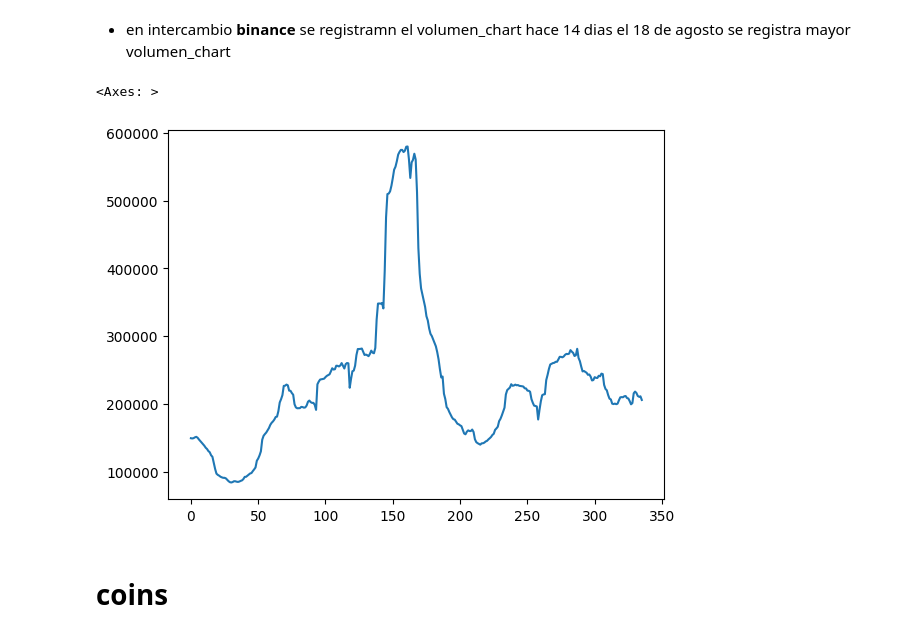
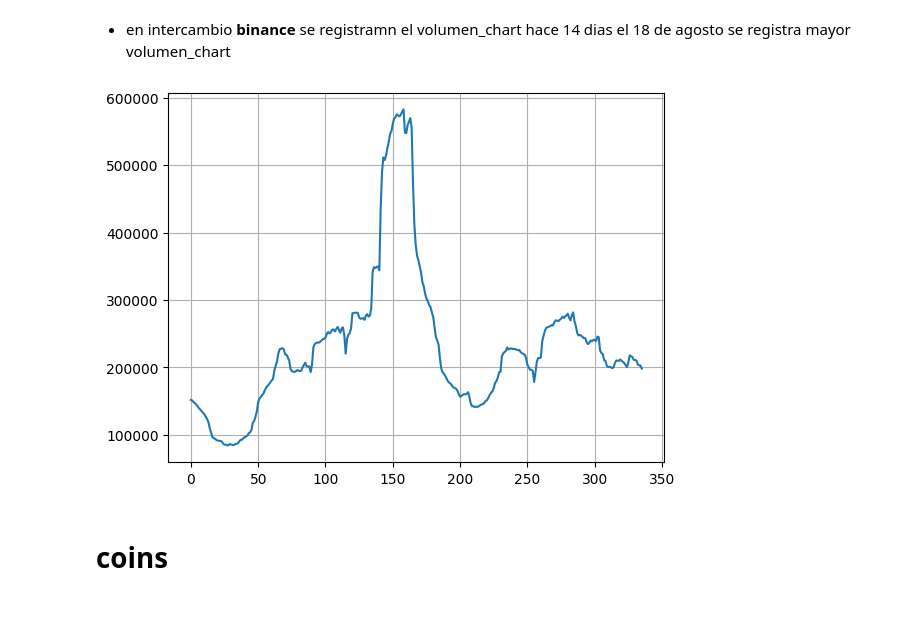
Before and after one commit to yesicamilagros/PROEYECTO_002, a Jupyter notebook: EDA.ipynb, the cells around one changed output. Saved outputs shown, nothing was run; the diff lists cells and outputs as text; code cells hidden in the pictures; blank space fills up the shorter version.

```diff
--- a/EDA.ipynb
+++ b/EDA.ipynb
@@ -830,9 +851,9 @@ volumen_chart_intercambio.sort_values('Volumen',ascending=False).head()
  - en intercambio **binance** se registramn el volumen_chart hace 14 dias el 18 de agosto se registra mayor volumen_chart
 # %%
 volumen_chart_intercambio['Volumen'].plot()
+plt.grid()
 # %% [output]
-<Axes: >
-[figure, old version]
+[figure, new version]
 # %% [markdown]
 # coins
 # %%
```
Also changed, not shown: parts of 38 cells of this notebook.
